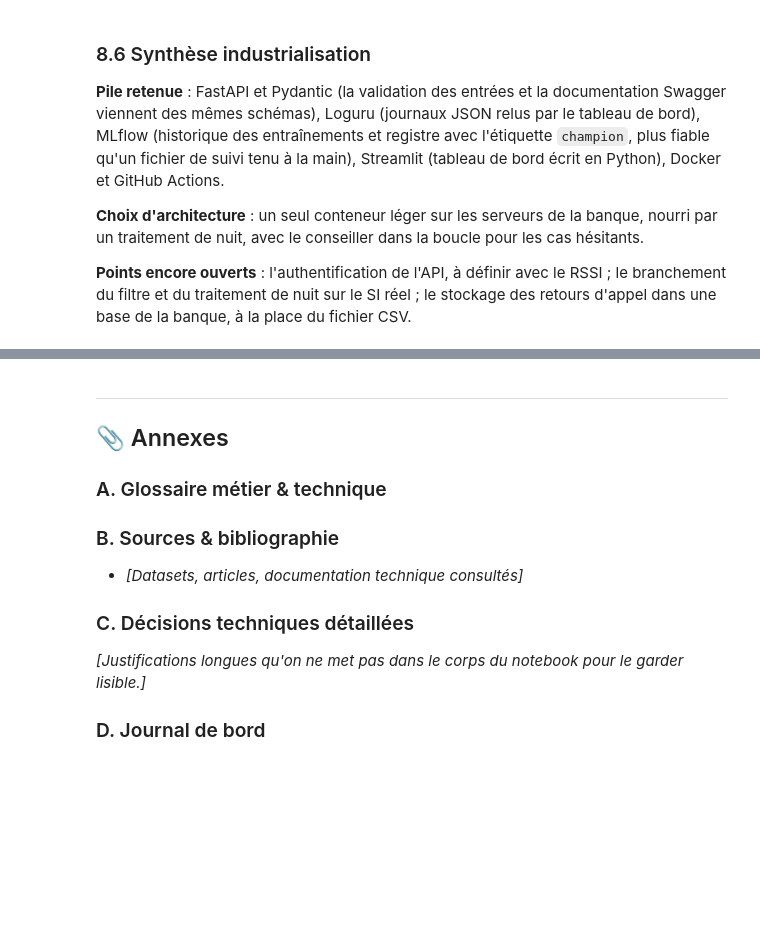
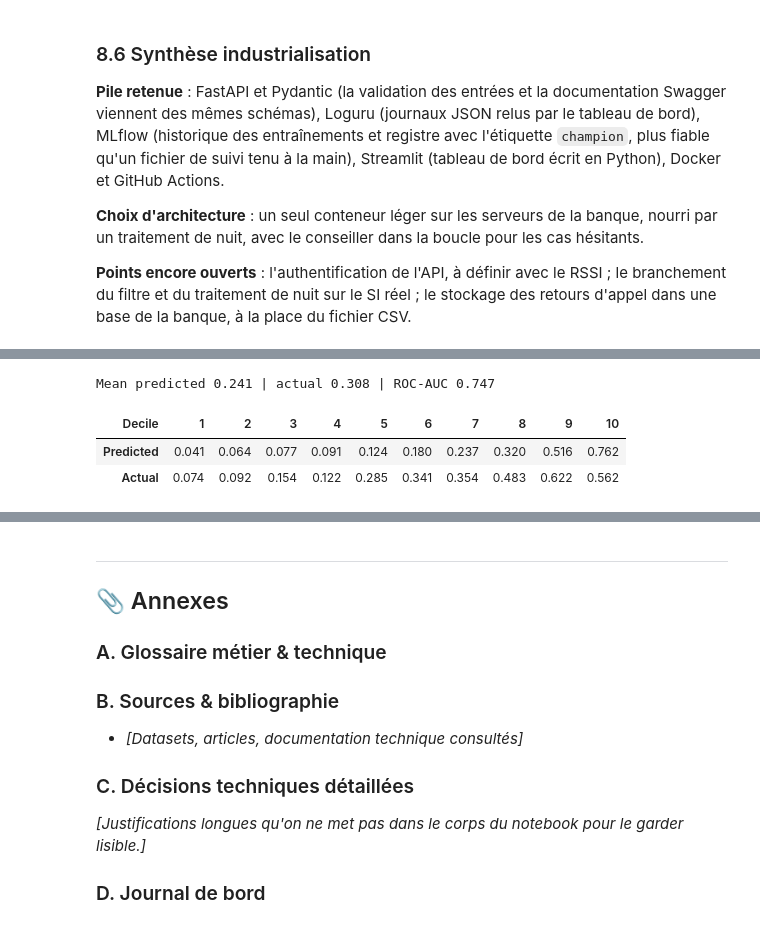
Before and after one commit to 3ti3nne/certif_etienne, a Jupyter notebook: notebooks/certif_bank_marketing.ipynb, the cells around one changed output, grey strips where cells are left out. Saved outputs shown, nothing was run; the diff lists cells and outputs as text; code cells hidden in the pictures; blank space fills up the shorter version.

```diff
--- a/notebooks/certif_bank_marketing.ipynb
+++ b/notebooks/certif_bank_marketing.ipynb
@@ -1361,0 +1327,4 @@ flowchart LR
+# %%
+cut = int(len(df) * 0.8)
+history, recent = df.iloc[:cut], df.iloc[cut:]
+pd.Series({f: psi(history[f], recent[f]) for f in bank.NUMERIC if f in SCENARIOS["S3"]}).round(2).to_frame("PSI")
@@ -1361,0 +1340,13 @@ flowchart LR
+# %%
+production_model = build_pipeline(SCENARIOS["S3"], LogisticRegression(max_iter=1000)).fit(history, history["y"])
+recent_scores = production_model.predict_proba(recent)[:, 1]
+print(f"Mean predicted {recent_scores.mean():.3f} | actual {recent['y'].mean():.3f} | "
+      f"ROC-AUC {roc_auc_score(recent['y'], recent_scores):.3f}")
+calibration = pd.DataFrame({"Predicted": recent_scores, "Actual": recent["y"].values})
+calibration["Decile"] = pd.qcut(calibration["Predicted"], 10, labels=False, duplicates="drop") + 1
+calibration.groupby("Decile").mean().round(3).T
+# %% [output]
+Mean predicted 0.241 | actual 0.308 | ROC-AUC 0.747
+| Decile | 1 | 2 | 3 | 4 | 5 | 6 | 7 | 8 | 9 | 10 |
+| Predicted | 0.041 | 0.064 | 0.077 | 0.091 | 0.124 | 0.180 | 0.237 | 0.320 | 0.516 | 0.762 |
+| Actual | 0.074 | 0.092 | 0.154 | 0.122 | 0.285 | 0.341 | 0.354 | 0.483 | 0.622 | 0.562 |
```
Also changed, not shown: parts of 20 cells of this notebook.
